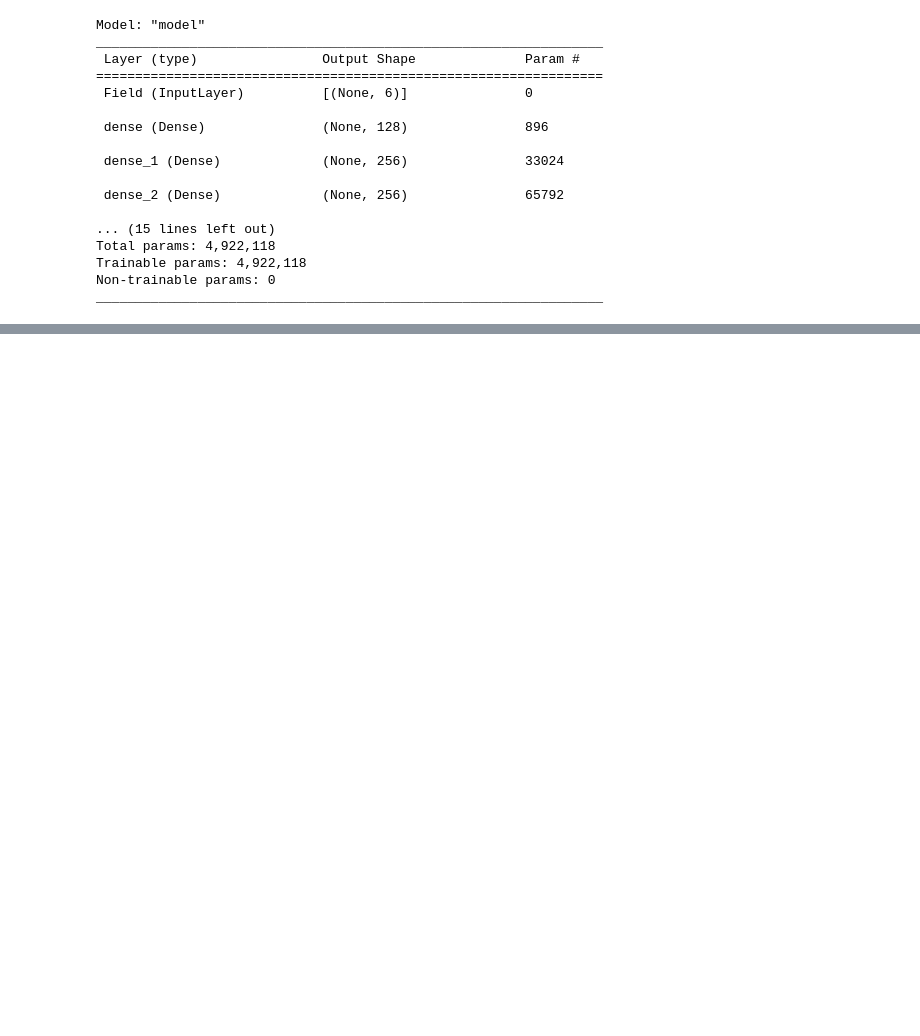
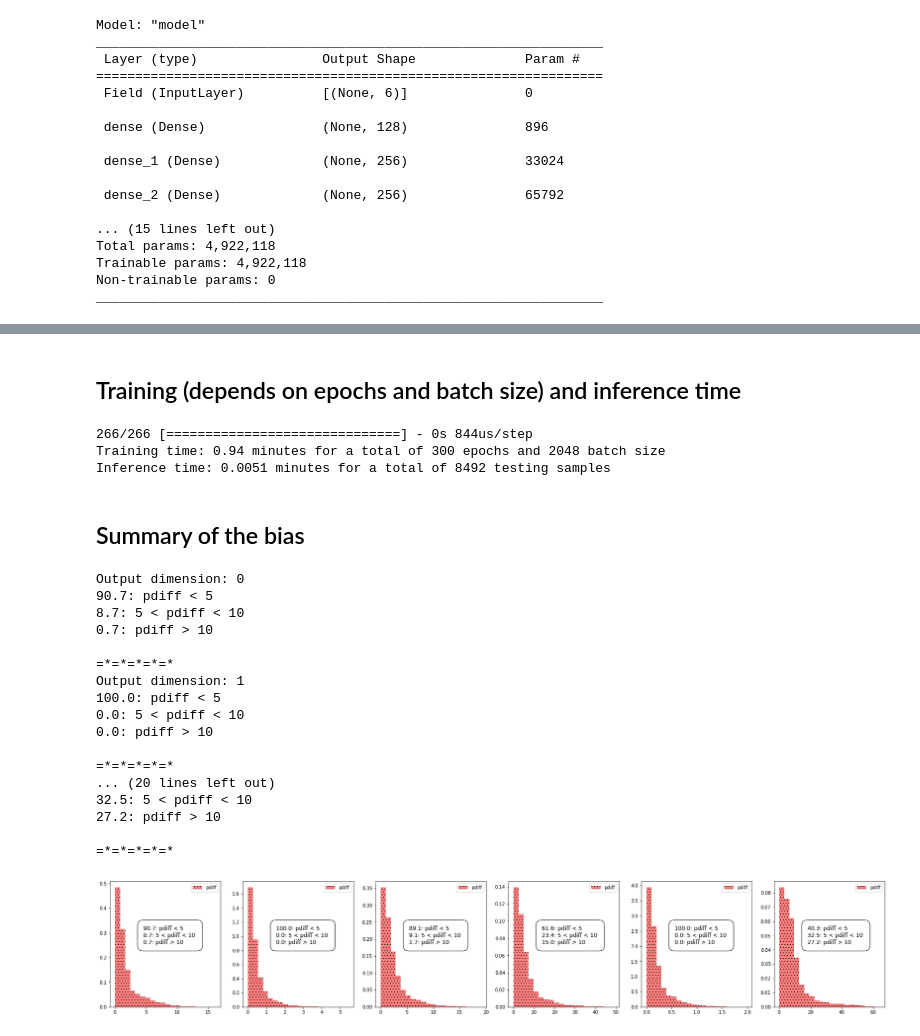
Before and after one commit to nesar/DeepHyperSwing, a Jupyter notebook: Flame/nn.ipynb, the cells around one changed output, grey strips where cells are left out. Saved outputs shown, nothing was run; the diff lists cells and outputs as text; code cells hidden in the pictures; blank space fills up the shorter version.

```diff
--- a/Flame/nn.ipynb
+++ b/Flame/nn.ipynb
@@ -342,0 +401,69 @@ plt.savefig('plots/pdiff_hist')
+# %% [markdown]
+## Training (depends on epochs and batch size) and inference time
+# %%
+time2 = time.time()
+
+Y_pred = nn_model.predict(X_test);
+preprocessor_output.inverse_transform(Y_test);
+
+time3 = time.time()
+
+
+print('Training time: %.2f minutes for a total of %d epochs and %d batch size'%( (time1-time0)/60., num_epochs, batch_size) )
+print('Inference time: %.4f minutes for a total of %d testing samples'%( (time3-time2)/60., X_test.shape[0]))
+# %% [output]
+266/266 [==============================] - 0s 844us/step
+Training time: 0.94 minutes for a total of 300 epochs and 2048 batch size
+Inference time: 0.0051 minutes for a total of 8492 testing samples
+# %% [markdown]
+## Summary of the bias
+# %%
+f, a = plt.subplots(1, Y_train.shape[1], figsize=(Y_train.shape[1]*5, 5))
+
+
+for op in range(Y_train.shape[1]):
+    load_dat = np.loadtxt('out/true_pred_diff_'+ str(op) + '.dat')
+    pdiff = load_dat[:, 2]
+    lim5 = np.array(np.where(pdiff < 5)).shape[1]
+    lim5_10 = np.array(np.where(pdiff < 10)).shape[1] - lim5
+    lim_rest = pdiff.shape[0] - (lim5_10 + lim5)
+
+    print('Output dimension: %d'%op)
+    # print( '%.1f under 5 percent'%(100*lim5/pdiff.shape[0]))
+    # print( '%.1f in 5-10 percent'%(100*lim5_10/pdiff.shape[0]))
+    # print( '%.1f over 10 percent'%(100*lim_rest/pdiff.shape[0]))
+
+
+
+    a[op].hist(load_dat[:, 2], bins=20, histtype='stepfilled', color='red', hatch='..', label='pdiff', alpha=0.5, density=True);
+    a[op].legend()
+
+    plttxt = '%.1f: pdiff < 5 '%(100*lim5/pdiff.shape[0]) + '\n' + '%.1f: 5 < pdiff < 10 '%(100*lim5_10/pdiff.shape[0]) + '\n' + '%.1f: pdiff > 10 '%(100*lim_rest/pdiff.shape[0])
+    print(plttxt)
+    # a[op].text(x=0.5, y = 0.4, s ='%.1f pdiff < 5 '%(100*lim5/pdiff.shape[0]), transform=a[op].transAxes)
+    # a[op].text(x=0.5, y = 0.5, s ='%.1f 5 < pdiff < 10 '%(100*lim5_10/pdiff.shape[0]), transform=a[op].transAxes)
+    # a[op].text(x=0.5, y = 0.6, s ='%.1f pdiff > 10 '%(100*lim_rest/pdiff.shape[0]), transform=a[op].transAxes)
+
+    a[op].text(x=0.3, y = 0.5, s =plttxt, size=12, transform=a[op].transAxes, bbox=dict(facecolor='none', edgecolor='black', boxstyle='round,pad=1'))
+
+    print('')
+    print(5*'=*')
+# %% [output]
+Output dimension: 0
+90.7: pdiff < 5
+8.7: 5 < pdiff < 10
+0.7: pdiff > 10
+
+=*=*=*=*=*
+Output dimension: 1
+100.0: pdiff < 5
+0.0: 5 < pdiff < 10
+0.0: pdiff > 10
+
+=*=*=*=*=*
+... (20 lines left out)
+32.5: 5 < pdiff < 10
+27.2: pdiff > 10
+
+=*=*=*=*=*
+[figure, added]
```
Also changed, not shown: parts of 35 cells of this notebook.
